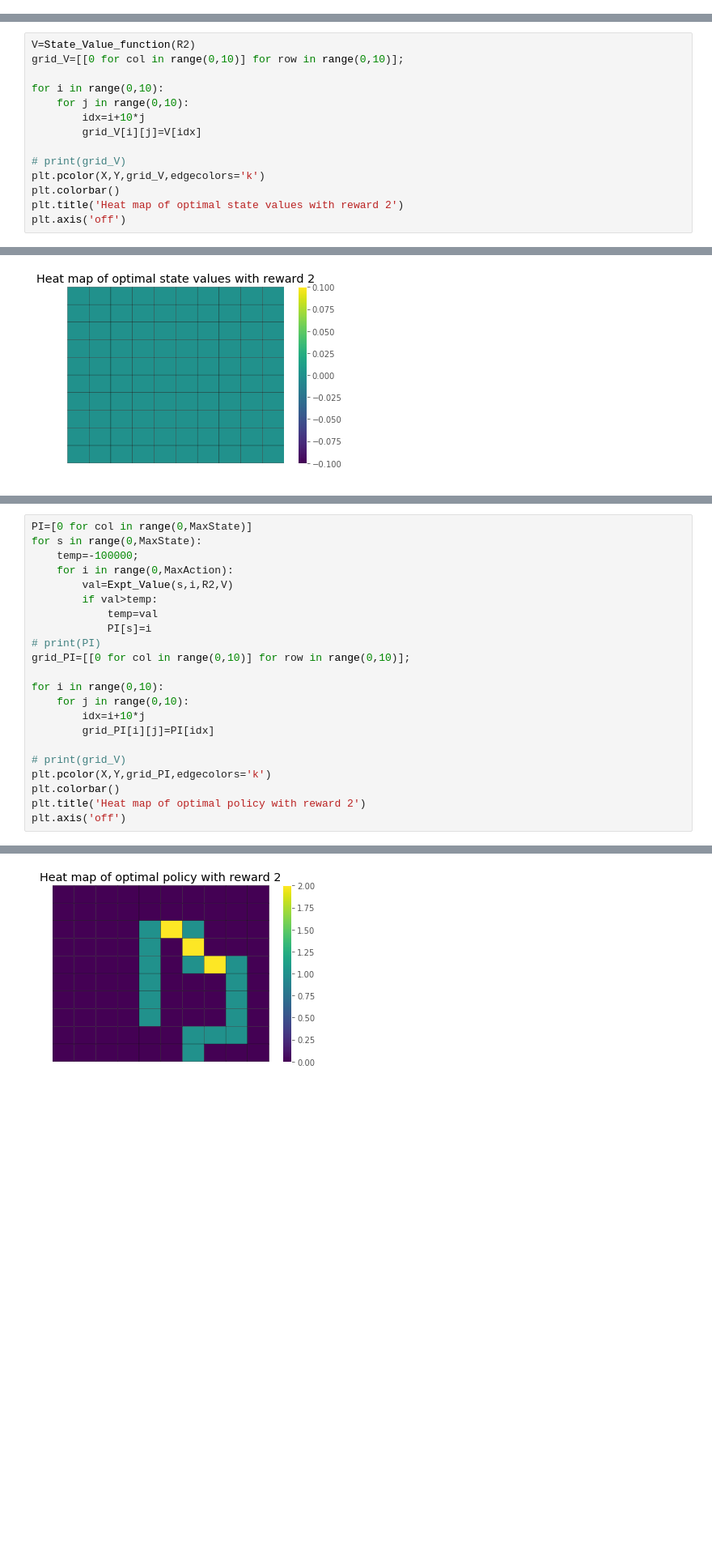
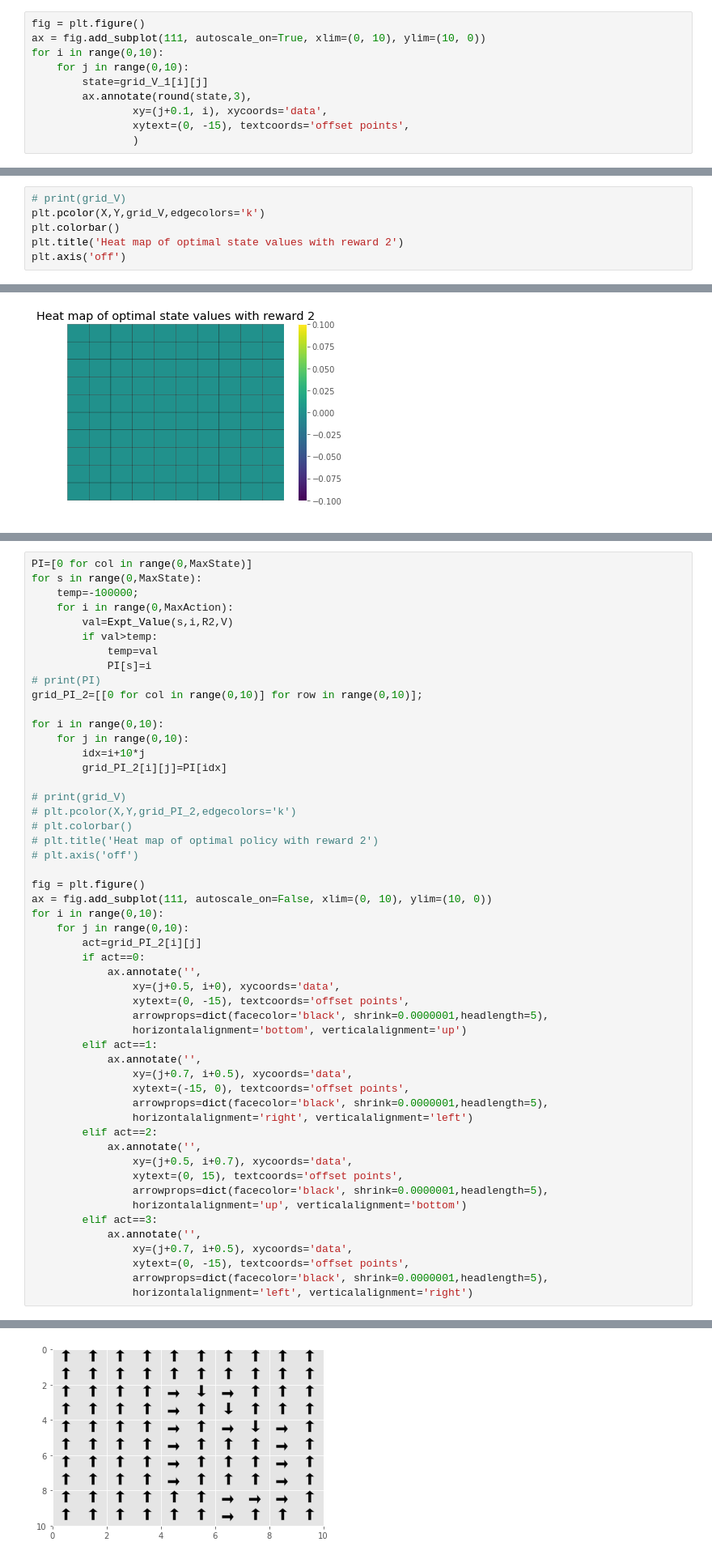
Before and after one commit to CallMeDDL/EE232E_Networks, a Jupyter notebook: project3/RL_part1.ipynb, the cells around one changed output, grey strips where cells are left out. Shown at 81% size. Cells and saved outputs as stored; diff of their text form; blank space fills up the shorter version.

```diff
--- a/project3/RL_part1.ipynb
+++ b/project3/RL_part1.ipynb
@@ -64,0 +183,10 @@ question, you should have 1 plot.
+# %%
+fig = plt.figure()
+ax = fig.add_subplot(111, autoscale_on=True, xlim=(0, 10), ylim=(10, 0))
+for i in range(0,10):
+    for j in range(0,10):
+        state=grid_V_1[i][j]
+        ax.annotate(round(state,3),
+                xy=(j+0.1, i), xycoords='data',
+                xytext=(0, -15), textcoords='offset points',
+                )
@@ -248,12 +318,4 @@ plt.axis('off')
 # %%
-V=State_Value_function(R2)
-grid_V=[[0 for col in range(0,10)] for row in range(0,10)];
-
-for i in range(0,10):
-    for j in range(0,10):
-        idx=i+10*j
-        grid_V[i][j]=V[idx]
-
 # print(grid_V)
 plt.pcolor(X,Y,grid_V,edgecolors='k')
 plt.colorbar()
@@ -272,16 +345,46 @@ for s in range(0,MaxState):
             temp=val
             PI[s]=i
 # print(PI)
-grid_PI=[[0 for col in range(0,10)] for row in range(0,10)];
+grid_PI_2=[[0 for col in range(0,10)] for row in range(0,10)];
 
 for i in range(0,10):
     for j in range(0,10):
         idx=i+10*j
-        grid_PI[i][j]=PI[idx]
+        grid_PI_2[i][j]=PI[idx]
 
 # print(grid_V)
-plt.pcolor(X,Y,grid_PI,edgecolors='k')
-plt.colorbar()
-plt.title('Heat map of optimal policy with reward 2')
-plt.axis('off')
+# plt.pcolor(X,Y,grid_PI_2,edgecolors='k')
+# plt.colorbar()
+# plt.title('Heat map of optimal policy with reward 2')
+# plt.axis('off')
+
+fig = plt.figure()
+ax = fig.add_subplot(111, autoscale_on=False, xlim=(0, 10), ylim=(10, 0))
+for i in range(0,10):
+    for j in range(0,10):
+        act=grid_PI_2[i][j]
+        if act==0:
+            ax.annotate('',
+                xy=(j+0.5, i+0), xycoords='data',
+                xytext=(0, -15), textcoords='offset points',
+                arrowprops=dict(facecolor='black', shrink=0.0000001,headlength=5),
+                horizontalalignment='bottom', verticalalignment='up')
+        elif act==1:
+            ax.annotate('',
+                xy=(j+0.7, i+0.5), xycoords='data',
+                xytext=(-15, 0), textcoords='offset points',
+                arrowprops=dict(facecolor='black', shrink=0.0000001,headlength=5),
+                horizontalalignment='right', verticalalignment='left')
+        elif act==2:
+            ax.annotate('',
+                xy=(j+0.5, i+0.7), xycoords='data',
+                xytext=(0, 15), textcoords='offset points',
+                arrowprops=dict(facecolor='black', shrink=0.0000001,headlength=5),
+                horizontalalignment='up', verticalalignment='bottom')
+        elif act==3:
+            ax.annotate('',
+                xy=(j+0.7, i+0.5), xycoords='data',
+                xytext=(0, -15), textcoords='offset points',
+                arrowprops=dict(facecolor='black', shrink=0.0000001,headlength=5),
+                horizontalalignment='left', verticalalignment='right')
 # %% [output]
@@ -289 +391 @@ plt.axis('off')
-[figure, old version]
+[figure, new version]
```
Also changed, not shown: parts of 12 cells of this notebook.
